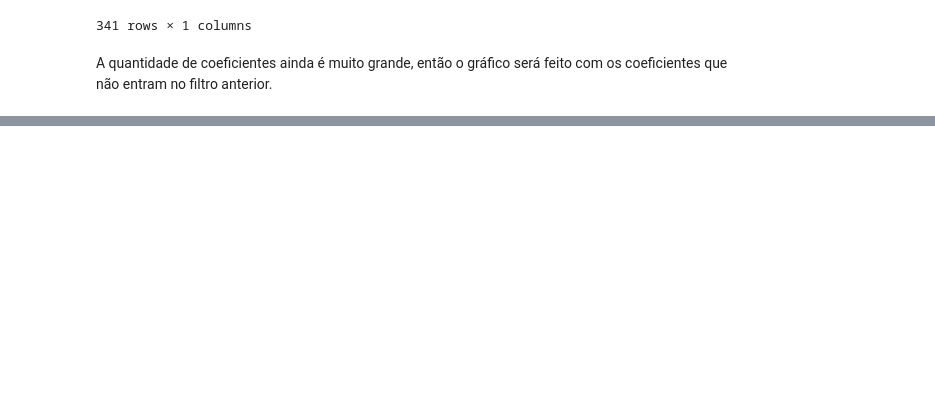
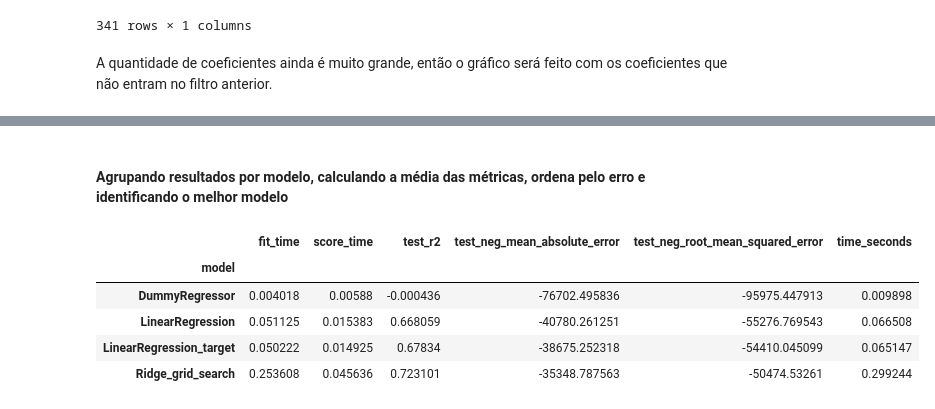
Before and after one commit to Antonio-Manoel/Previsao_precos_California, a Jupyter notebook: notebooks/parte_4_MachineLearning.ipynb, the cells around one changed output, grey strips where cells are left out. Drawn from its saved outputs; the diff is of its cells as text; code cells hidden in the pictures; blank space fills up the shorter version.

```diff
--- a/notebooks/parte_4_MachineLearning.ipynb
+++ b/notebooks/parte_4_MachineLearning.ipynb
@@ -242,0 +297,11 @@ plot_coeficientes(coeficientes[~coeficientes["coeficiente"].between(-0.2, 0.2)])
+# %% [markdown]
+#### Agrupando resultados por modelo, calculando a média das métricas, ordena pelo erro e identificando o melhor modelo
+# %%
+df_resultados.groupby("model").mean().sort_values(by="test_neg_root_mean_squared_error")
+# %% [output]
+|  | fit_time | score_time | test_r2 | test_neg_mean_absolute_error | test_neg_root_mean_squared_error | time_seconds |
+| model |  |  |  |  |  |  |
+| DummyRegressor | 0.004018 | 0.00588 | -0.000436 | -76702.495836 | -95975.447913 | 0.009898 |
+| LinearRegression | 0.051125 | 0.015383 | 0.668059 | -40780.261251 | -55276.769543 | 0.066508 |
+| LinearRegression_target | 0.050222 | 0.014925 | 0.67834 | -38675.252318 | -54410.045099 | 0.065147 |
+| Ridge_grid_search | 0.253608 | 0.045636 | 0.723101 | -35348.787563 | -50474.53261 | 0.299244 |
```
Also changed, not shown: parts of 17 cells of this notebook, 1 other file.
